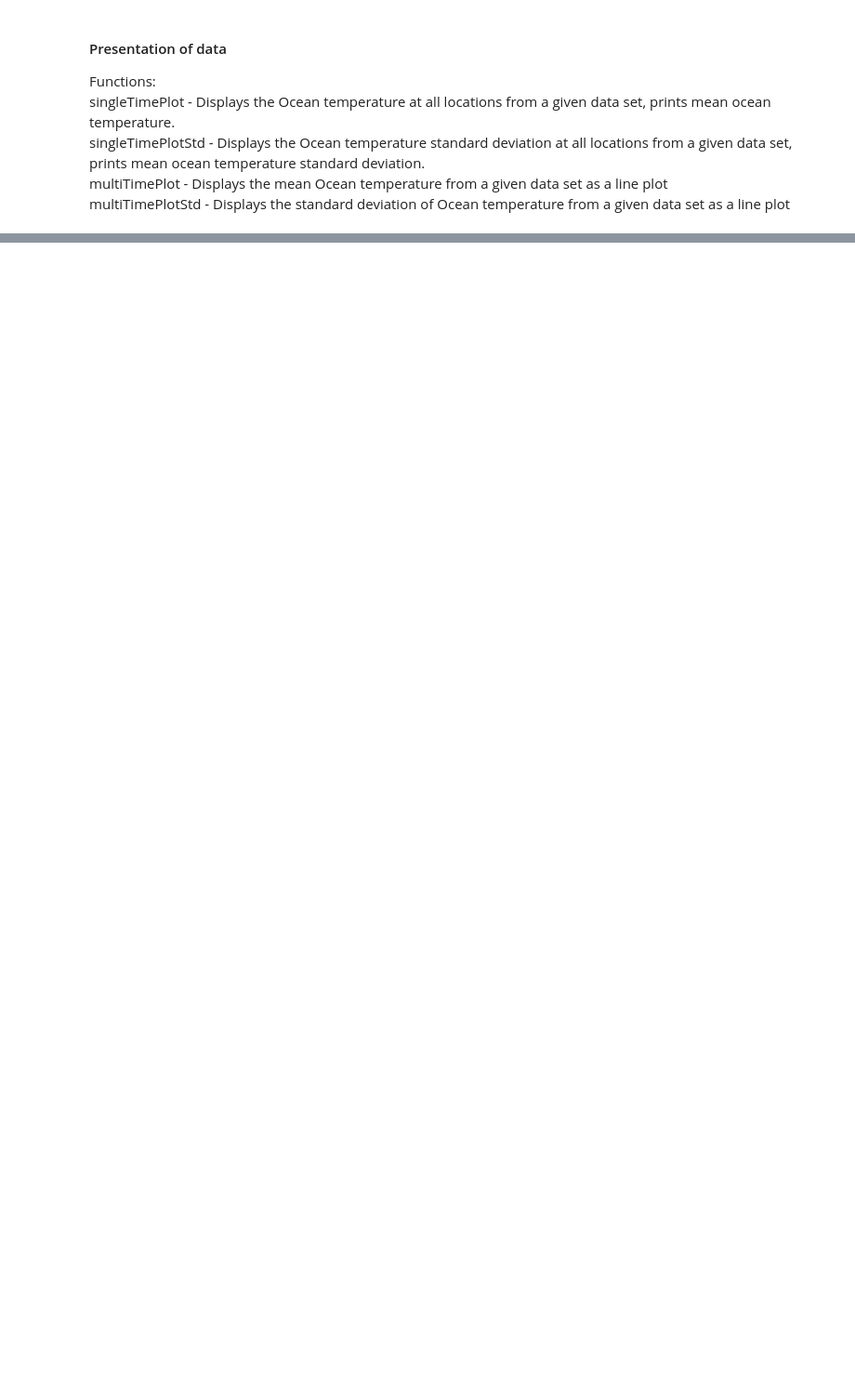
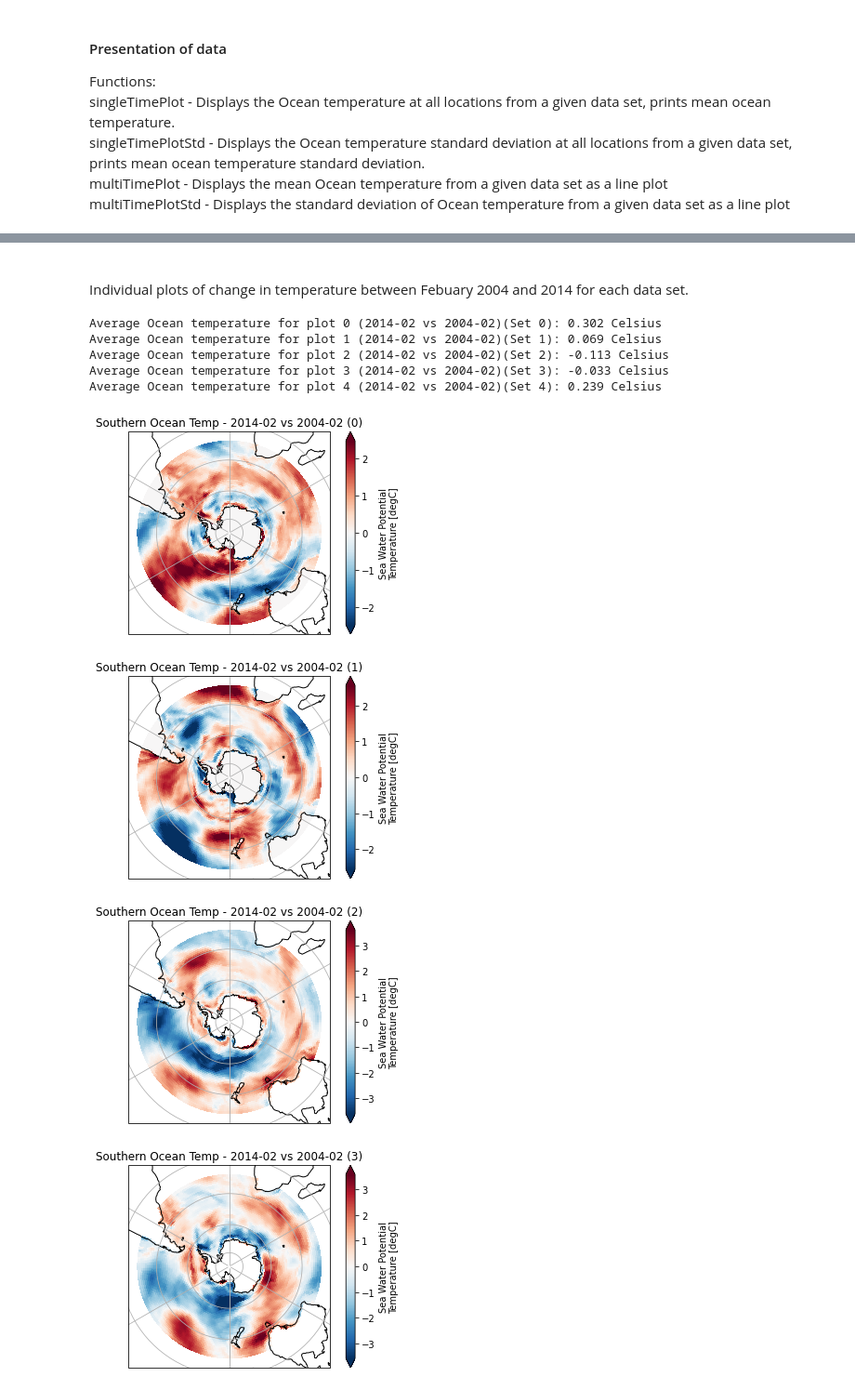
Before and after one commit to el1247/BAS_AI4ER_SAM, a Jupyter notebook: notebooks/exploratory/1.4_el_ESM3Analysis.ipynb, the cells around one changed output, grey strips where cells are left out. Shown at 93% size. Cells and saved outputs as stored; diff of their text form; code cells hidden in the pictures; blank space fills up the shorter version.

```diff
--- a/notebooks/exploratory/1.4_el_ESM3Analysis.ipynb
+++ b/notebooks/exploratory/1.4_el_ESM3Analysis.ipynb
@@ -326,0 +486,16 @@ def multiTimePlotStd(dataSet, startDate, endDate, plotNo):
+# %% [markdown]
+<br>
+Individual plots of change in temperature between Febuary 2004 and 2014 for each data set.
+# %%
+for i in range(fileCount):
+    rangeSoloCompareCalc('2004-02', '2014-02', i, i)
+# %% [output]
+Average Ocean temperature for plot 0 (2014-02 vs 2004-02)(Set 0): 0.302 Celsius
+Average Ocean temperature for plot 1 (2014-02 vs 2004-02)(Set 1): 0.069 Celsius
+Average Ocean temperature for plot 2 (2014-02 vs 2004-02)(Set 2): -0.113 Celsius
+Average Ocean temperature for plot 3 (2014-02 vs 2004-02)(Set 3): -0.033 Celsius
+Average Ocean temperature for plot 4 (2014-02 vs 2004-02)(Set 4): 0.239 Celsius
+[figure, added]
+[figure, added]
+[figure, added]
+[figure, added]
```
Also changed, not shown: parts of 48 cells of this notebook.
